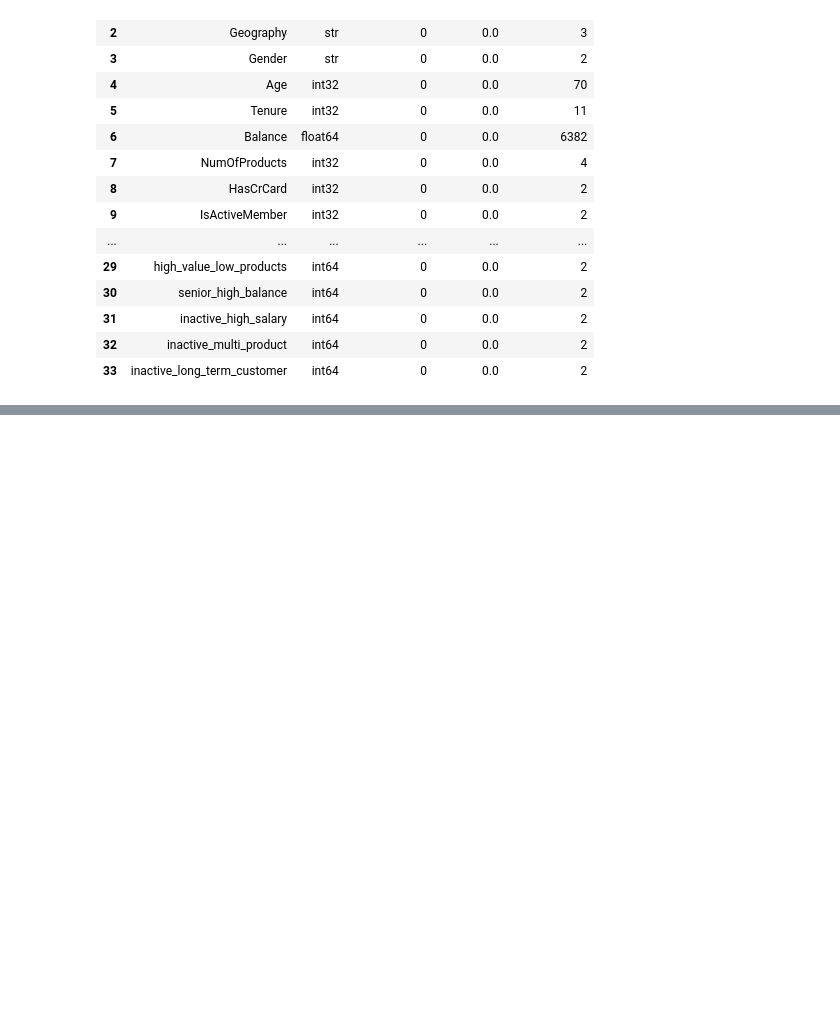
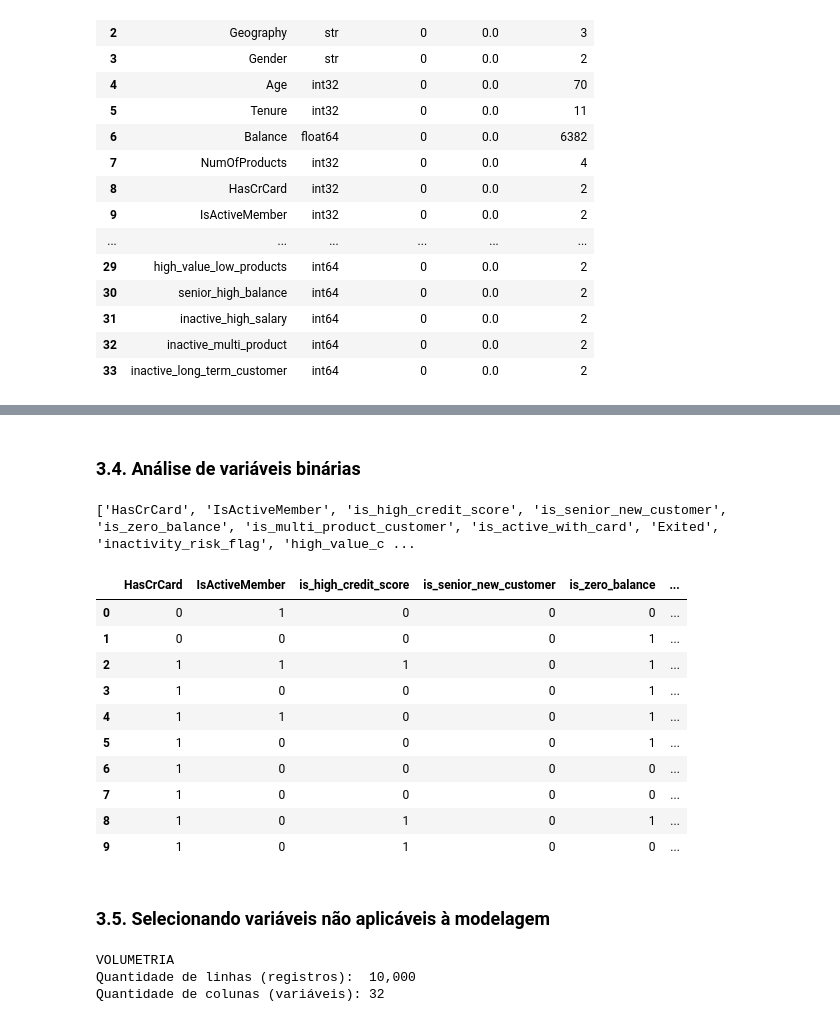
Before and after one commit to emso-exe/Churn_clientes_de_banco, a Jupyter notebook: notebooks/003_modelagem_preditiva.ipynb, the cells around one changed output, grey strips where cells are left out. Cells and saved outputs as stored; diff of their text form; code cells hidden in the pictures; blank space fills up the shorter version.

```diff
--- a/notebooks/003_modelagem_preditiva.ipynb
+++ b/notebooks/003_modelagem_preditiva.ipynb
@@ -132,0 +174,28 @@ generate_metadata(df)
+# %% [markdown]
+### 3.4. Análise de variáveis binárias
+# %%
+# Listando todas as variáveis binárias
+binary_cols = [col for col in df.columns
+    if set(df[col].dropna().unique()) == {0, 1}]
+print(binary_cols)
+
+# Transformando as variáveis binárias em categóricas
+df[binary_cols] = df[binary_cols].astype('category')
+# %% [output]
+['HasCrCard', 'IsActiveMember', 'is_high_credit_score', 'is_senior_new_customer', 'is_zero_balance', 'is_multi_product_customer', 'is_active_with_card', 'Exited', 'inactivity_risk_flag', 'high_value_c ...
+# %%
+df[binary_cols].head(10)
+# %% [output]
+|  | HasCrCard | IsActiveMember | is_high_credit_score | is_senior_new_customer | is_zero_balance | ... |
+| 0 | 0 | 1 | 0 | 0 | 0 | ... |
+| 1 | 0 | 0 | 0 | 0 | 1 | ... |
+| 2 | 1 | 1 | 1 | 0 | 1 | ... |
+| 3 | 1 | 0 | 0 | 0 | 1 | ... |
+| 4 | 1 | 1 | 0 | 0 | 1 | ... |
+| 5 | 1 | 0 | 0 | 0 | 1 | ... |
+| 6 | 1 | 0 | 0 | 0 | 0 | ... |
+| 7 | 1 | 0 | 0 | 0 | 0 | ... |
+| 8 | 1 | 0 | 1 | 0 | 1 | ... |
+| 9 | 1 | 0 | 1 | 0 | 0 | ... |
+# %% [markdown]
+### 3.5. Selecionando variáveis não aplicáveis à modelagem
@@ -132,0 +207,8 @@ generate_metadata(df)
+# %%
+print('VOLUMETRIA')
+print(f'Quantidade de linhas (registros):  {df.shape[0]:,}')
+print(f'Quantidade de colunas (variáveis): {df.shape[1]:,}')
+# %% [output]
+VOLUMETRIA
+Quantidade de linhas (registros):  10,000
+Quantidade de colunas (variáveis): 32
```
Also changed, not shown: parts of 8 cells of this notebook.
